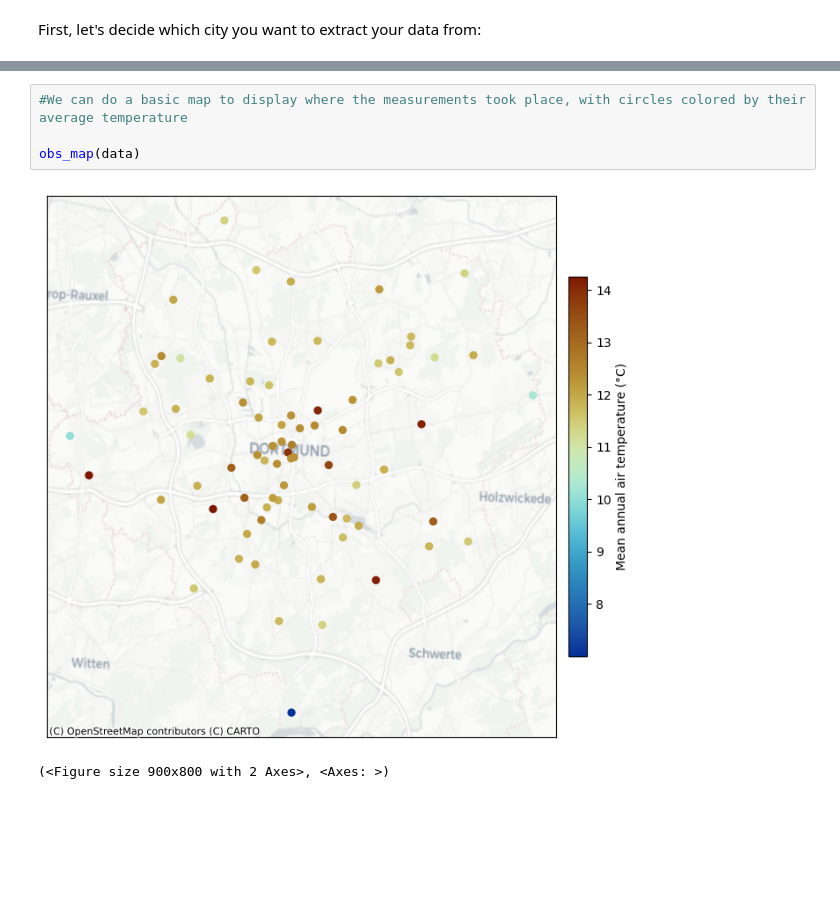
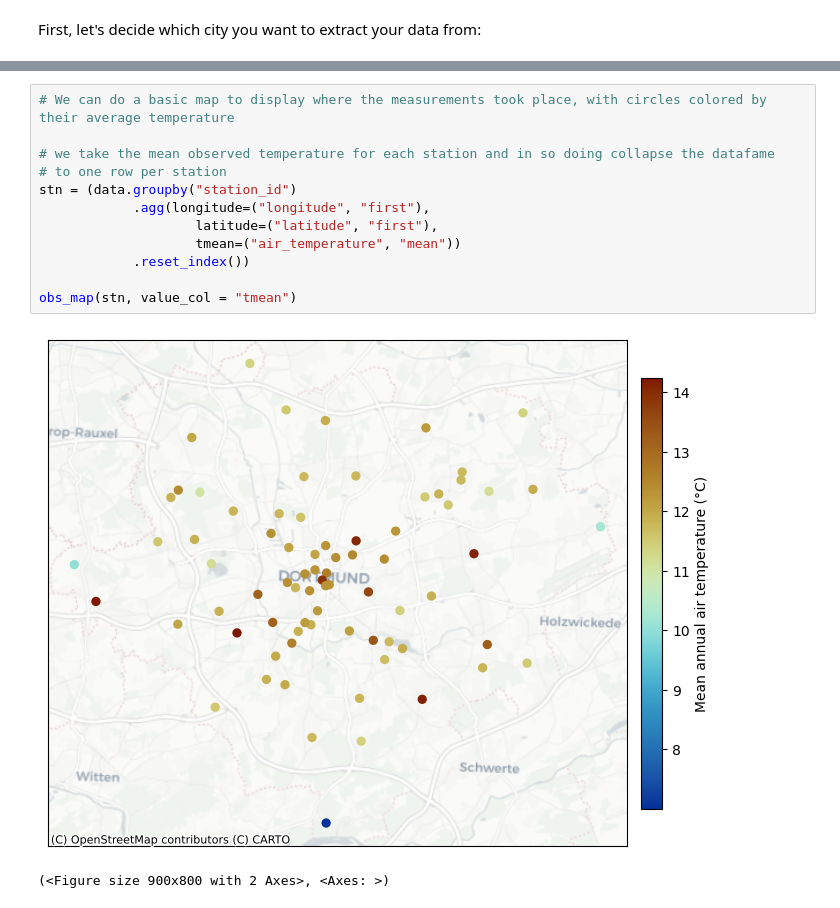
Before and after one commit to cpierceb/buccs_notebooks, a Jupyter notebook: notebooks/dataprep.ipynb, the cells around one changed output, grey strips where cells are left out. Saved outputs shown, nothing was run; the diff lists cells and outputs as text; blank space fills up the shorter version.

```diff
--- a/notebooks/dataprep.ipynb
+++ b/notebooks/dataprep.ipynb
@@ -44,7 +29,15 @@ print(data) #you can check out how we load the data in ../scripts/dataprep.py
 # %%
-#We can do a basic map to display where the measurements took place, with circles colored by their average temperature
+# We can do a basic map to display where the measurements took place, with circles colored by their average temperature
 
-obs_map(data)
+# we take the mean observed temperature for each station and in so doing collapse the datafame
+# to one row per station
+stn = (data.groupby("station_id")
+            .agg(longitude=("longitude", "first"),
+                    latitude=("latitude", "first"),
+                    tmean=("air_temperature", "mean"))
+            .reset_index())
+
+obs_map(stn, value_col = "tmean")
 # %% [output]
-[figure, old version]
+[figure, new version]
 (<Figure size 900x800 with 2 Axes>, <Axes: >)
```
Also changed, not shown: parts of 11 cells of this notebook, 2 other files.
